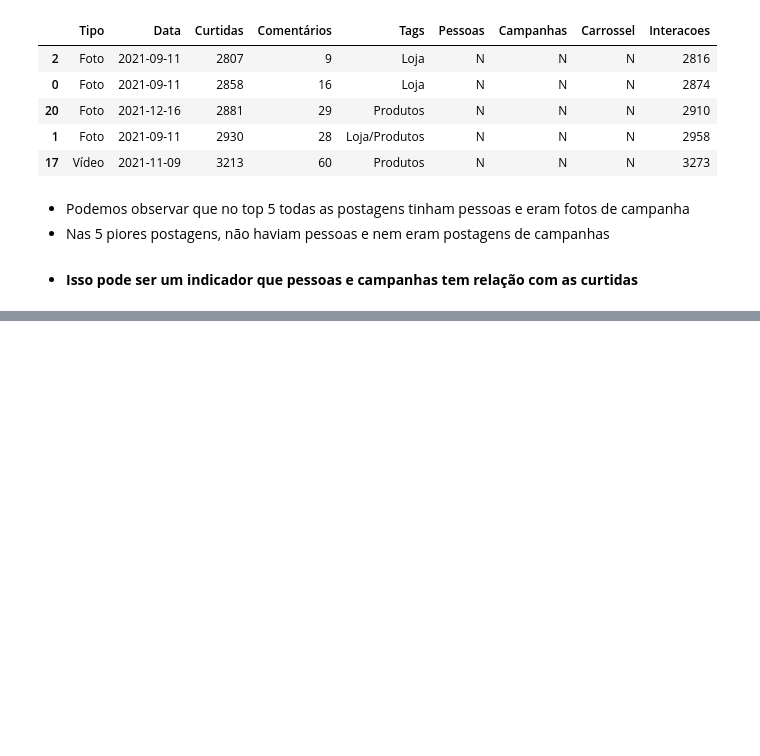
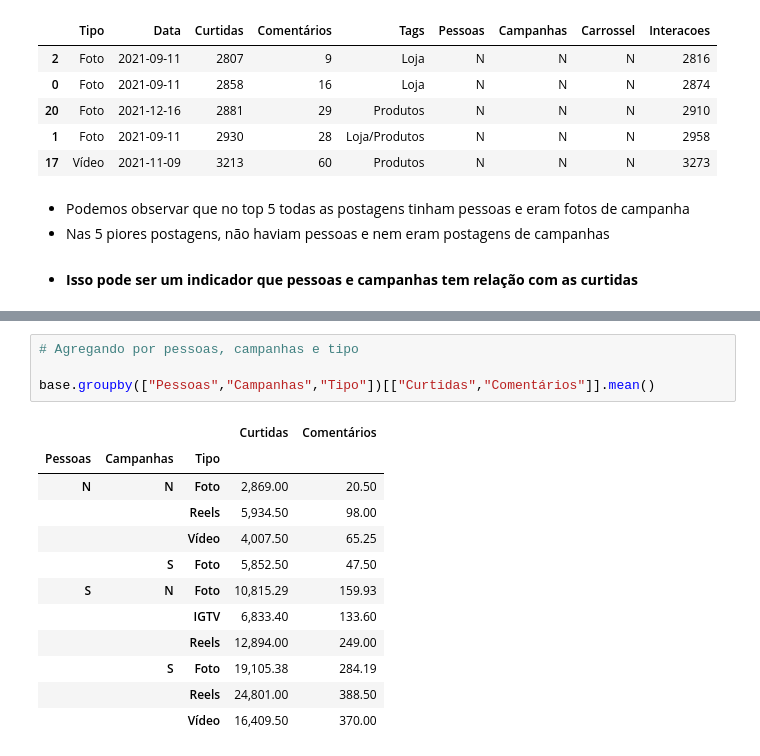
Before and after one commit to andrewyamagata/DADOS, a Jupyter notebook: Aula03AnaliseEngajamento.ipynb, the cells around one changed output, grey strips where cells are left out. Saved outputs shown, nothing was run; the diff lists cells and outputs as text; blank space fills up the shorter version.

```diff
--- a/Aula03AnaliseEngajamento.ipynb
+++ b/Aula03AnaliseEngajamento.ipynb
@@ -254,0 +399,17 @@ base.sort_values(by="Curtidas",ascending=True).head()
+# %%
+# Agregando por pessoas, campanhas e tipo
+
+base.groupby(["Pessoas","Campanhas","Tipo"])[["Curtidas","Comentários"]].mean()
+# %% [output]
+|  |  |  | Curtidas | Comentários |
+| Pessoas | Campanhas | Tipo |  |  |
+| N | N | Foto | 2,869.00 | 20.50 |
+|  |  | Reels | 5,934.50 | 98.00 |
+|  |  | Vídeo | 4,007.50 | 65.25 |
+|  | S | Foto | 5,852.50 | 47.50 |
+| S | N | Foto | 10,815.29 | 159.93 |
+|  |  | IGTV | 6,833.40 | 133.60 |
+|  |  | Reels | 12,894.00 | 249.00 |
+|  | S | Foto | 19,105.38 | 284.19 |
+|  |  | Reels | 24,801.00 | 388.50 |
+|  |  | Vídeo | 16,409.50 | 370.00 |
```
Also changed, not shown: parts of 29 cells of this notebook.
